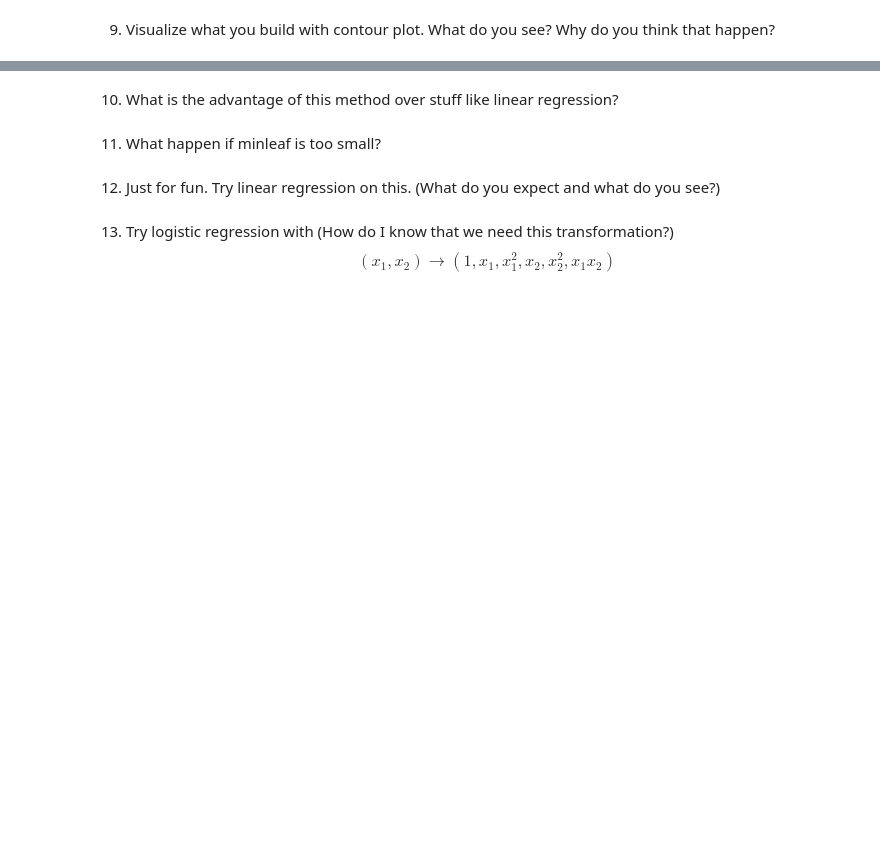
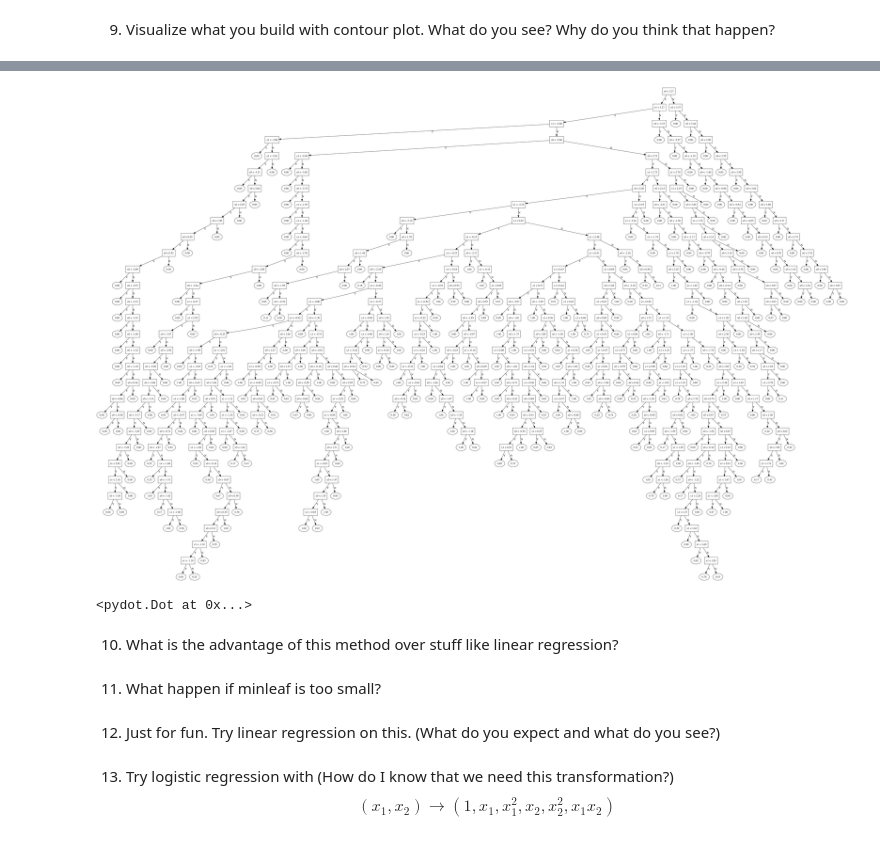
Before and after one commit to KongsakTi/PatternReg, a Jupyter notebook: Exercise 7/Non-Parametric Methods.ipynb, the cells around one changed output, grey strips where cells are left out. Cells and saved outputs as stored; diff of their text form; code cells hidden in the pictures; blank space fills up the shorter version.

```diff
--- a/Exercise 7/Non-Parametric Methods.ipynb
+++ b/Exercise 7/Non-Parametric Methods.ipynb
@@ -208,2 +259,25 @@ plt.plot(features[cls<0, 0], features[cls<0, 1], '.b', alpha=0.3)
 # %% [markdown]
 9) Visualize what you build with contour plot. What do you see? Why do you think that happen?
+# %%
+def score(cls):
+    p = sum(cls>0)/float(len(cls))
+    return p*(1 - p)
+
+def find_cut(features, cls):
+    nfeatures = features.shape[1]
+    result = []
+    for vid in xrange(nfeatures):
+        xs = features[:, vid]
+        minx, maxx = min(xs), max(xs)
+        cuts = np.linspace(minx, maxx, 12)[1: - 1]
+
+        for cut in cuts:
+            left = cls[xs<cut]
+            ftLeft = features[xs<cut]
+            right = cls[xs>=cut]
+            ftRight = features[xs>=cut]
+            s = score(left) + score(right)
+
+            result.append((vid, cut, s, left, ftLeft, right, ftRight))
+
+    return min(result, key = lambda x: x[2])
@@ -210,3 +333,8 @@ plt.plot(features[cls<0, 0], features[cls<0, 1], '.b', alpha=0.3)
+# %%
+visualize_tree(tree, 30)
+# %% [output]
+[figure, added]
+<pydot.Dot at 0x...>
 # %% [markdown]
 10) What is the advantage of this method over stuff like linear regression?
 # %% [markdown]
```
Also changed, not shown: parts of 8 cells of this notebook.
